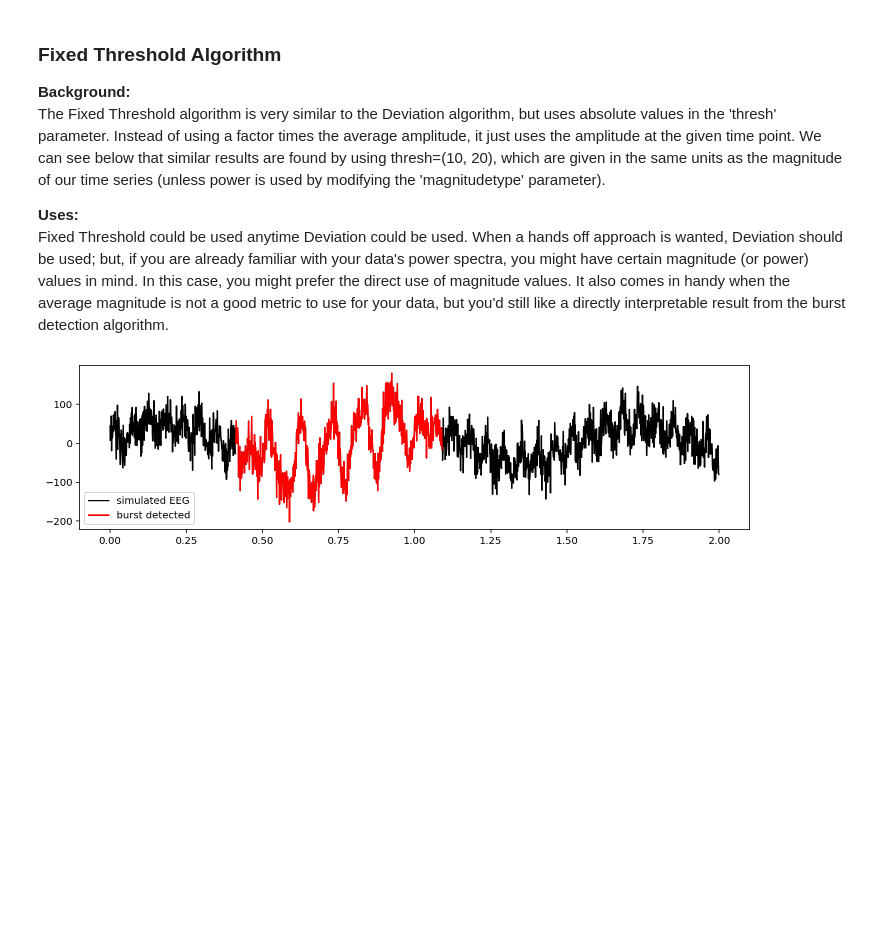
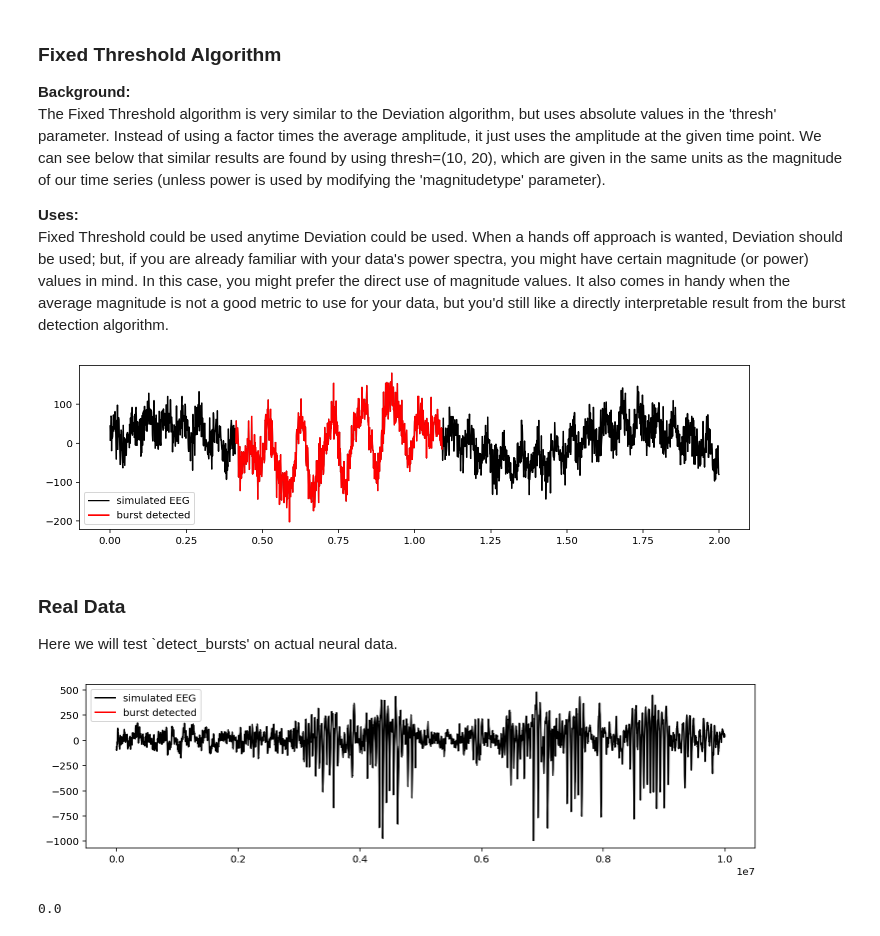
Before and after one commit to neurodsp-tools/neurodsp, a Jupyter notebook: tutorials/Burst detection.ipynb, the cells around one changed output. Drawn from its saved outputs; the diff is of its cells as text; code cells hidden in the pictures; blank space fills up the shorter version.

Commit message:
Use real data in tutorial

```diff
--- a/tutorials/Burst detection.ipynb
+++ b/tutorials/Burst detection.ipynb
@@ -94,3 +91,32 @@ plt.plot(t[bursting_i], x[bursting_i], 'r', label='burst detected')
 plt.legend(loc='best');
 # %% [output]
 [figure]
+# %% [markdown]
+### Real Data
+Here we will test `detect_bursts' on actual neural data.
+# %%
+from neurodsp.tests import _load_example_data
+
+x = _load_example_data(data_idx=1)
+# %%
+# Same code as earlier
+
+t = np.arange(len(x)*Fs, step=Fs)
+
+# Detect bursts using 'deviation' algorithm
+bursting = neurodsp.detect_bursts(x, Fs, alpha, algorithm='deviation', thresh=(3, 3))
+
+# Get indices for bursting using 'deviation' algorithm
+bursting_i = np.where(bursting)
+
+# Plot original signal and burst activity
+plt.figure(figsize=(12,3));
+plt.plot(t, x, 'k', label='simulated EEG');
+plt.plot(t[bursting_i], x[bursting_i], 'r', label='burst detected')
+plt.legend(loc='best');
+# %% [output]
+[figure, added]
+# %%
+np.sum(bursting)
+# %% [output]
+0.0
```
Also changed, not shown: parts of 7 cells of this notebook.
